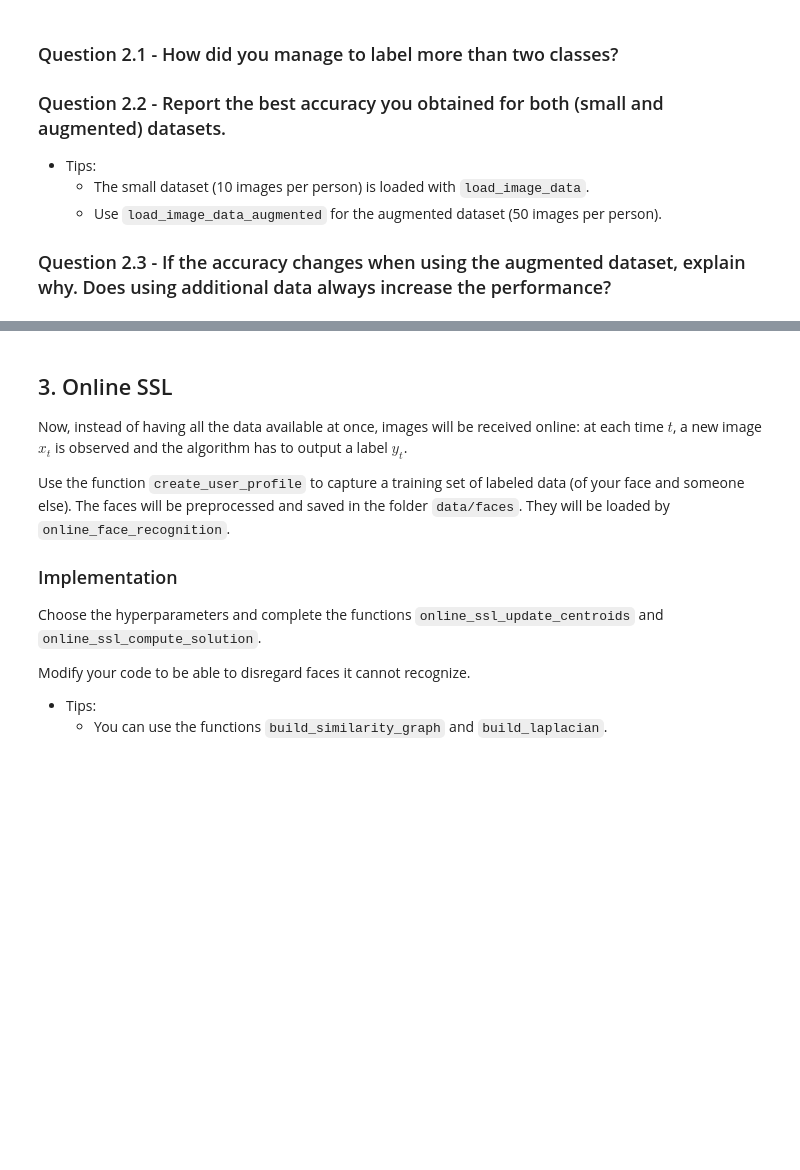
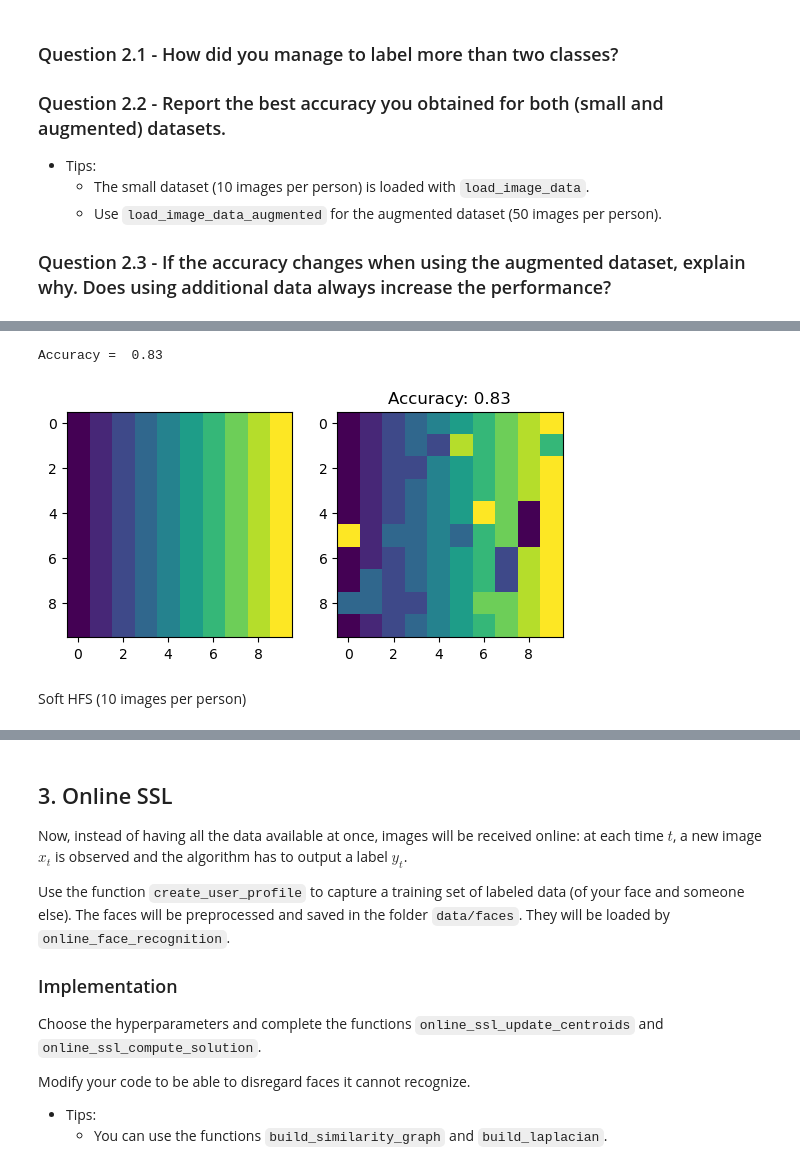
Before and after one commit to BenjaminDeporte/TP2_Graphs_SSL_2025_02_25, a Jupyter notebook: Deporte_Benjamin_SSL.ipynb, the cells around one changed output, grey strips where cells are left out. Cells and saved outputs as stored; diff of their text form; code cells hidden in the pictures; blank space fills up the shorter version.

```diff
--- a/Deporte_Benjamin_SSL.ipynb
+++ b/Deporte_Benjamin_SSL.ipynb
@@ -465,7 +541,7 @@ params_face_rec = {}
 params_face_rec['laplacian_regularization'] = 1.0
 params_face_rec['var'] = 10000.0
 params_face_rec['eps'] = None
-params_face_rec['k'] = None
+params_face_rec['k'] = 3
 params_face_rec['laplacian_normalization'] = 'unn'
 params_face_rec['c_l'] = None
 params_face_rec['c_u'] = None
@@ -513,3 +553,25 @@ L = build_laplacian_regularized(images,
                                 params_face_rec['eps'],
                                 params_face_rec['k'],
                                 params_face_rec['laplacian_normalization'])
+# %%
+# Run HFS
+predicted_labels, f = compute_hfs(L, masked_labels, soft=False, **params_face_rec)
+accuracy = np.equal(predicted_labels, labels).mean()
+print("Accuracy = ", accuracy)
+
+# print(masked_labels)
+# print(predicted_labels)
+# print(labels)
+
+# Visualize predicted vs true labels
+plt.subplot(121)
+plt.imshow(labels.reshape((-1, 10)))
+plt.subplot(122)
+plt.imshow(predicted_labels.reshape((-1, 10)))
+plt.title("Accuracy: {}".format(accuracy))
+plt.show()
+# %% [output]
+Accuracy =  0.83
+[figure, added]
+# %% [markdown]
+Soft HFS (10 images per person)
```
Also changed, not shown: parts of 24 cells of this notebook, 1 other file.
